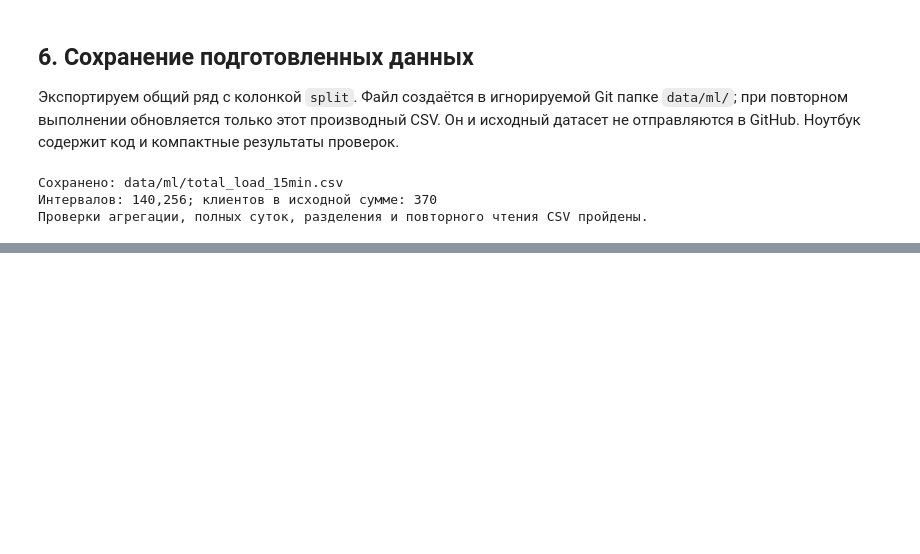
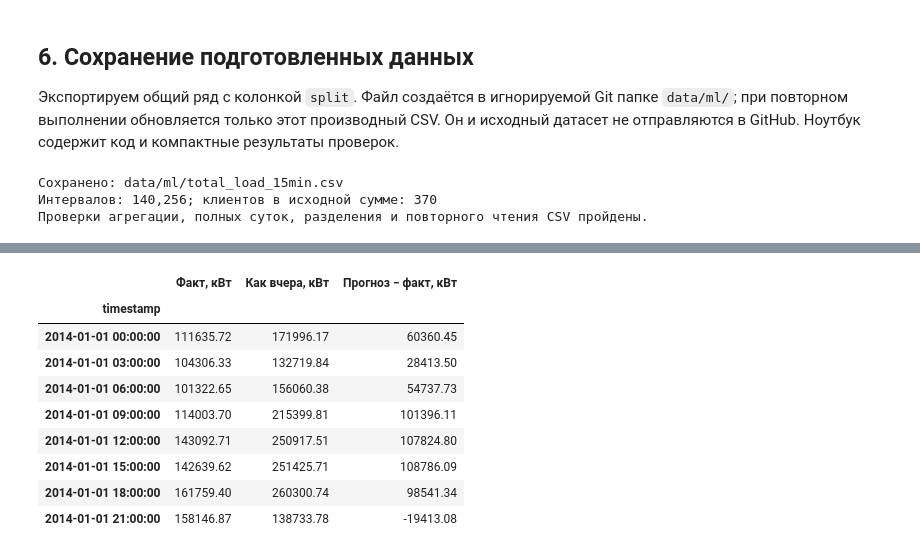
Before and after one commit to vladmaksurov-ai/ElectricityLoad, a Jupyter notebook: notebooks/ML_ElectricityLoad.ipynb, the cells around one changed output, grey strips where cells are left out. Saved outputs shown, nothing was run; the diff lists cells and outputs as text; code cells hidden in the pictures; blank space fills up the shorter version.

```diff
--- a/notebooks/ML_ElectricityLoad.ipynb
+++ b/notebooks/ML_ElectricityLoad.ipynb
@@ -157,0 +188,25 @@ print("Проверки агрегации, полных суток, разде
+# %%
+first_day = validation.index[0].normalize()
+day_predictions = forecast_next_day(
+    train["total_power_kw"], first_day, interval_minutes=INTERVAL_MINUTES,
+)
+day_result = day_predictions.assign(
+    actual_kw=validation["total_power_kw"].reindex(day_predictions.index),
+)
+day_metrics = calculate_forecast_metrics(day_result["actual_kw"], day_result["previous_day"])
+display(day_result.assign(error_kw=day_result["previous_day"] - day_result["actual_kw"])
+        [["actual_kw", "previous_day", "error_kw"]].iloc[::12].rename(columns={
+            "actual_kw": "Факт, кВт", "previous_day": "Как вчера, кВт",
+            "error_kw": "Прогноз − факт, кВт",
+        }).round(2))
+# %% [output]
+|  | Факт, кВт | Как вчера, кВт | Прогноз − факт, кВт |
+| timestamp |  |  |  |
+| 2014-01-01 00:00:00 | 111635.72 | 171996.17 | 60360.45 |
+| 2014-01-01 03:00:00 | 104306.33 | 132719.84 | 28413.50 |
+| 2014-01-01 06:00:00 | 101322.65 | 156060.38 | 54737.73 |
+| 2014-01-01 09:00:00 | 114003.70 | 215399.81 | 101396.11 |
+| 2014-01-01 12:00:00 | 143092.71 | 250917.51 | 107824.80 |
+| 2014-01-01 15:00:00 | 142639.62 | 251425.71 | 108786.09 |
+| 2014-01-01 18:00:00 | 161759.40 | 260300.74 | 98541.34 |
+| 2014-01-01 21:00:00 | 158146.87 | 138733.78 | -19413.08 |
```
Also changed, not shown: parts of 15 cells of this notebook, 8 other files.
